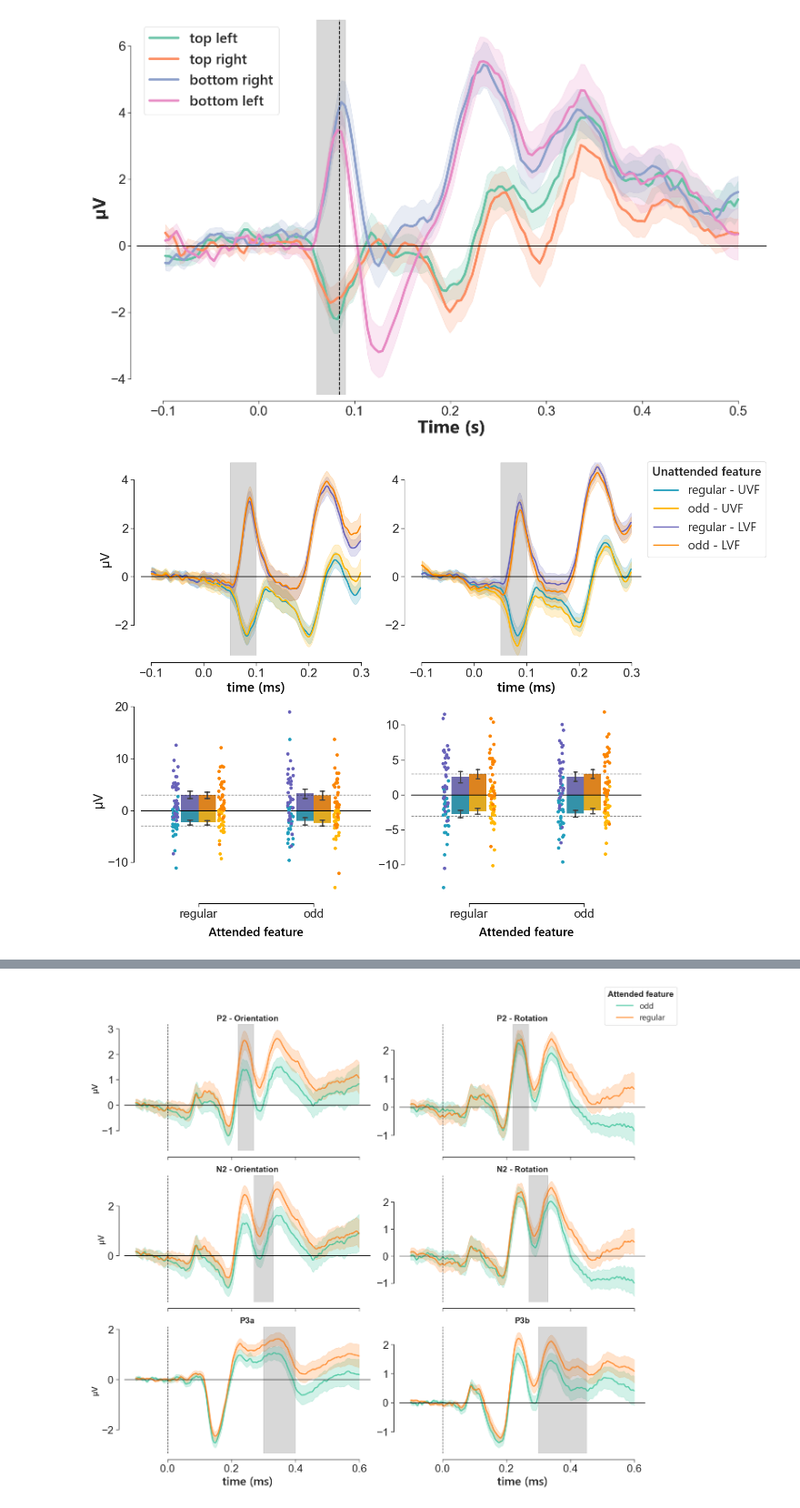
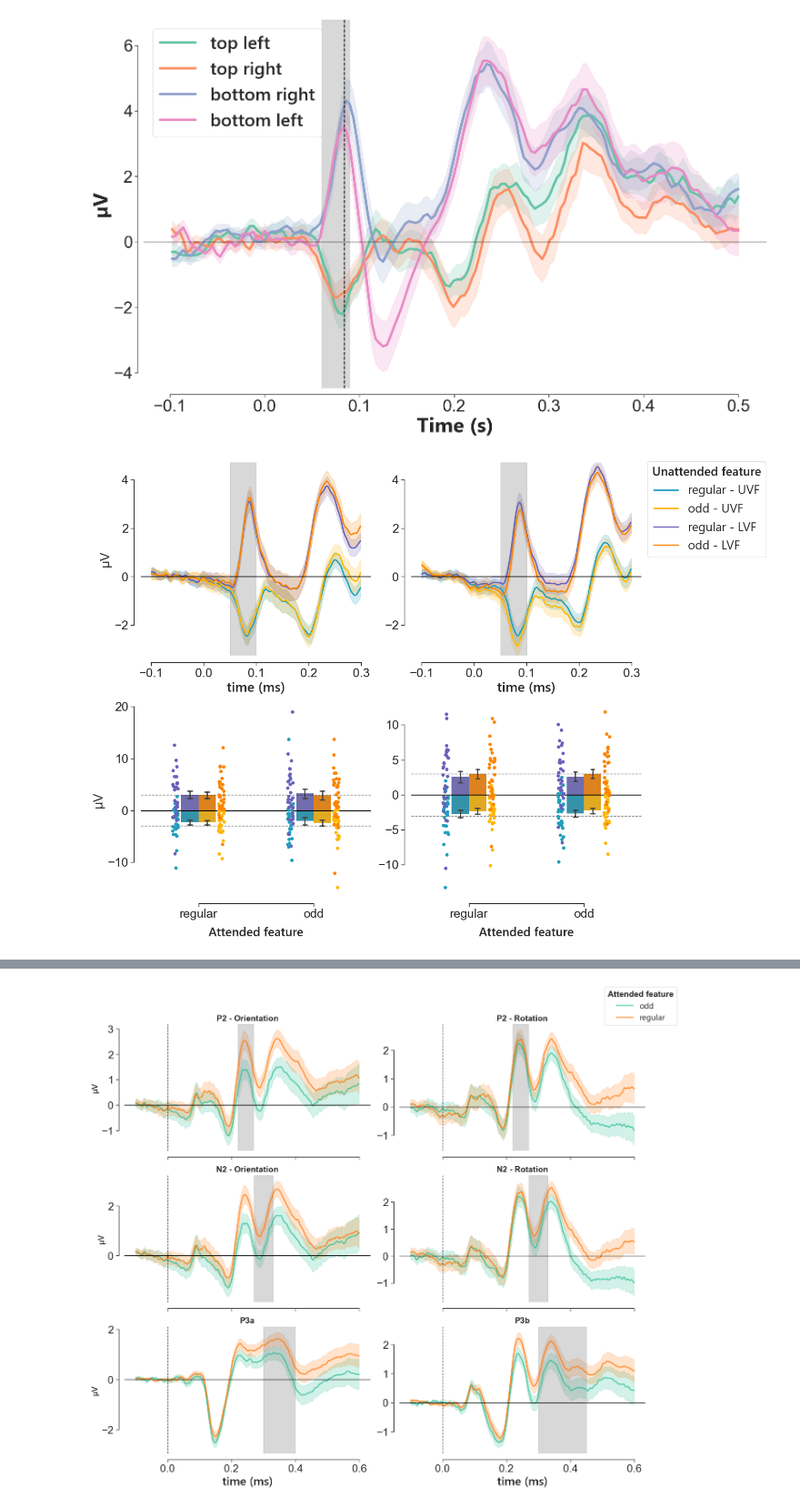
Before and after one commit to maxvanmigem/low-level-visual-prediction-processing, a Jupyter notebook: plotting/figure_plots.ipynb, the cells around one changed output, grey strips where cells are left out. Shown at 91% size. Drawn from its saved outputs; the diff is of its cells as text; code cells hidden in the pictures.

```diff
--- a/plotting/figure_plots.ipynb
+++ b/plotting/figure_plots.ipynb
@@ -132,39 +124,39 @@ sns.lineplot(data=localiser_line, x='times', y='amp',hue='position',
              palette = cat_col ,ax=axes, linewidth=4,
              errorbar = 'se')
 
 legend = plt.legend(facecolor= 'white',prop={'size': 28, 'family': 'Segoe UI'})
 
 sns.despine(offset=10, trim=True)
 
 axes.axhline(y=0, lw=1, c='black' )
 axes.axvline(x=.084,ls='--',lw=1.5, c='black' )
-axes.set_ylabel('µV', fontdict={'family': 'Segoe UI', 'weight' : 'bold','size':30})
-axes.set_xlabel('Time (s)',fontdict={'family': 'Segoe UI', 'weight' : 'bold','size':30})
+axes.set_ylabel('µV', fontdict={'family': 'Segoe UI', 'weight' : 'bold','size':34})
+axes.set_xlabel('Time (s)',fontdict={'family': 'Segoe UI', 'weight' : 'bold','size':34})
 
 # Get current legend handles and labels
 handles, labels = axes.get_legend_handles_labels()
 
 # Create new labels (must match number of original labels)
 new_labels = ['top left', 'top right', 'bottom right', 'bottom left']
 
 # Update legend
-axes.legend(handles, new_labels,loc='upper left', prop = {'family': 'Segoe UI','weight' : 'semibold','size':24})
+axes.legend(handles, new_labels,loc='upper left', prop = {'family': 'Segoe UI','weight' : 'semibold','size':30})
 
 # Change the size of the numbers on the axes
-axes.tick_params(axis='x', labelsize=22)  # Font size for x-axis numbers
-axes.tick_params(axis='y', labelsize=22)
+axes.tick_params(axis='x', labelsize=28)  # Font size for x-axis numbers
+axes.tick_params(axis='y', labelsize=28)
 # Add a highlighting bar (vertical span)
 highlight_start = .06
 highlight_end = .09
 axes.axvspan(highlight_start, highlight_end, color='gray', alpha=0.3, label='Highlight')
 
 # Adjust layout to prevent overlap
 plt.tight_layout()
 # Show the figure
 plt.show()
 fig.savefig('localiser.png')
 # %% [output]
-[figure, old version]
+[figure, new version]
 # %%
 # Function to ofset the dot in the swarm plot
 def offset_swarmplot(ax, offset, axis='x'):
@@ -182,15 +174,15 @@ fig, axes = plt.subplots(2,2, figsize=(14,10), sharey=False)
 
 sns.set_context("paper")
 sns.set_style("ticks")
-line_colours= ['#219EBC','#FFB703',"#6862B9",'#FB8500',]
-line_colours1= ['#219EBC','#FFB703']
-line_colours2= ["#6862B9",'#FB8500']
+line_colours = ['#219EBC','#FFB703',"#6862B9",'#FB8500']
+line_colours1 = ['#219EBC','#FFB703']
+line_colours2 = ["#6862B9",'#FB8500']
+line_colours3= ["#21BC8DB5","#FF7403BD"]
 
 c1_line['y_hat'] =  c1_line['y_bc']*1e6
 c1_amp['y_hat'] =  c1_amp['y_bc']*1e6
 
 y = 'y_hat'
-
 
 sns.lineplot(data = c1_line[c1_line['feature'] =='angle'][c1_line['visual_field']== 'up'],
             y = y, x = 'time',
@@ -225,6 +217,7 @@ sns.lineplot(data = c1_line[c1_line['feature'] =='rotation'][c1_line['visual_fie
             palette=line_colours2,
             linewidth=2,
             ax = axes[0, 1])
+
 
 # Legend
 # Collect handles and labels from the first axis
@@ -289,8 +282,8 @@ sns.barplot(c1_amp[c1_amp['feature'] == 'angle'][c1_amp['visual_field'] == 'down
             ax = axes[1,0])
 sns.stripplot(c1_amp[c1_amp['feature'] == 'angle'][c1_amp['visual_field'] == 'down'],
               y=y,
-            x='attended_feature',
-            hue='unattended_feature',
+              x='attended_feature',
+              hue='unattended_feature',
               dodge=True,  # Prevents overlapping
               palette=line_colours2,
               order=['regular', 'odd'],
@@ -384,4 +377,4 @@ sns.despine(offset=10, trim=True)
 plt.tight_layout(rect=[0, 0, 0.82, 1])
 plt.show()
 # %% [output]
-[figure, old version]
+[figure, new version]
```
Also changed, not shown: parts of 13 cells of this notebook, 24 other files.
